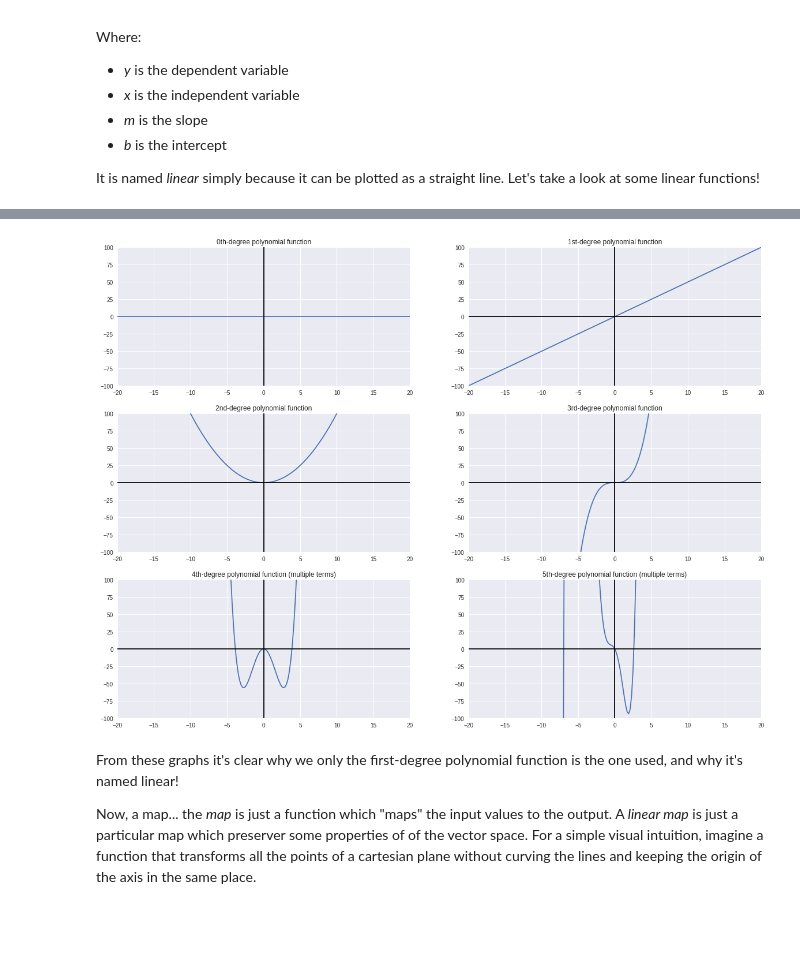
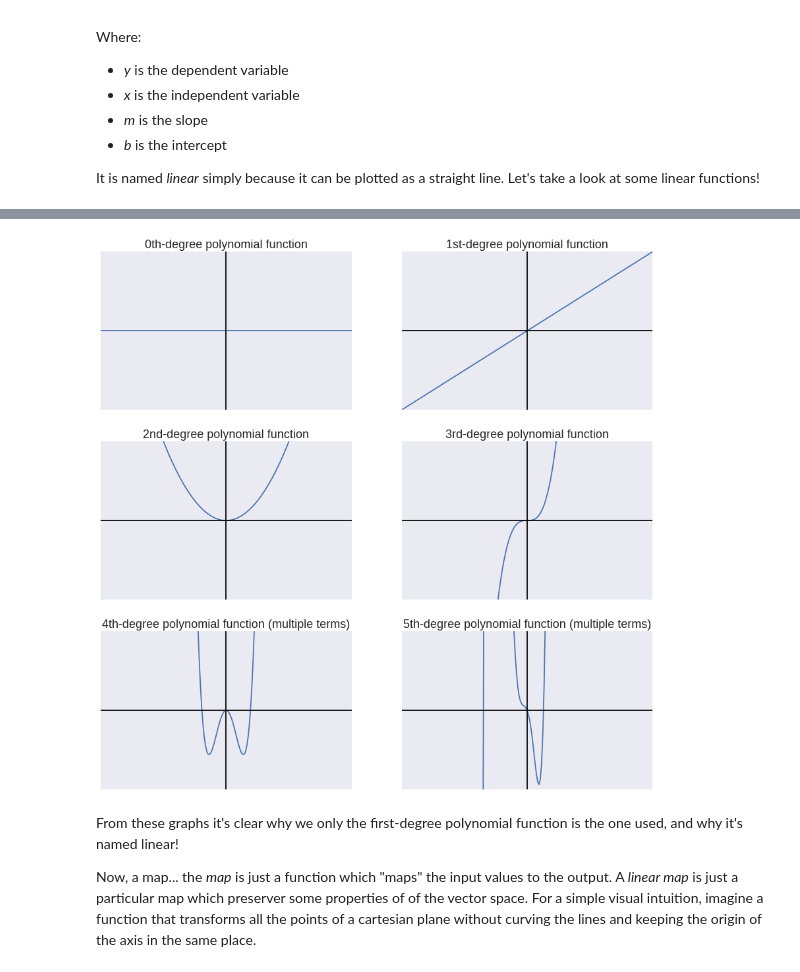
Before and after one commit to voidpunk/ML-Notes, a Jupyter notebook: ML_Notes_Linear_Models.ipynb, the cells around one changed output, grey strips where cells are left out. Cells and saved outputs as stored; diff of their text form; code cells hidden in the pictures; blank space fills up the shorter version.

```diff
--- a/ML_Notes_Linear_Models.ipynb
+++ b/ML_Notes_Linear_Models.ipynb
@@ -93,35 +105,41 @@ Let's take a look at the 2 possibilities:
 
 The degree of the polynomial function is just given by the highest exponent in the function. Let's take a look at the graphs below for some visual insight!
 # %%
-fig, axs = plt.subplots(3, 2, figsize=(20,15))
+fig, axs = plt.subplots(3, 2, figsize=(15,15))
 x = np.linspace(-100, 100, 1000)
 # 0th-degree polynomial function:
 axs[0,0].axhline(0)
 # 1st-degree polynomial function:
 axs[0,1].plot(x, 5*x)
 # 2nd-degree polynomial function:
 axs[1,0].plot(x, x**2)
 # 3rd-degree polynomial function:
 axs[1,1].plot(x, x**3)
 # 4th-degree polynomial function:
 axs[2,0].plot(x, x**4-15*x**2)
 # 5th-degree polynomial function:
 axs[2,1].plot(x, x**5+6*x**4-+10*x**3-25*x**2-20*x)
 # plotting stuff
-axs[0,0].set_title('0th-degree polynomial function')
-axs[0,1].set_title('1st-degree polynomial function')
-axs[1,0].set_title('2nd-degree polynomial function')
-axs[1,1].set_title('3rd-degree polynomial function')
-axs[2,0].set_title('4th-degree polynomial function (multiple terms)')
-axs[2,1].set_title('5th-degree polynomial function (multiple terms)')
+axs[0,0].set_title('0th-degree polynomial function', fontsize=18)
+axs[0,1].set_title('1st-degree polynomial function', fontsize=18)
+axs[1,0].set_title('2nd-degree polynomial function', fontsize=18)
+axs[1,1].set_title('3rd-degree polynomial function', fontsize=18)
+axs[2,0].set_title('4th-degree polynomial function (multiple terms)',
+    fontsize=18
+    )
+axs[2,1].set_title('5th-degree polynomial function (multiple terms)',
+    fontsize=18
+    )
 for i, ax in enumerate(axs.flatten()):
     if i != 0: ax.axhline(0, color='black')
     ax.axvline(0, color='black')
     ax.set_xlim(-20, 20)
     ax.set_ylim(-100, 100)
+    ax.set_xticks([])
+    ax.set_yticks([])
 plt.show()
 # %% [output]
-[figure, old version]
+[figure, new version]
 # %% [markdown]
 From these graphs it's clear why we only the first-degree polynomial function is the one used, and why it's named linear!
 
```
Also changed, not shown: parts of 8 cells of this notebook.
